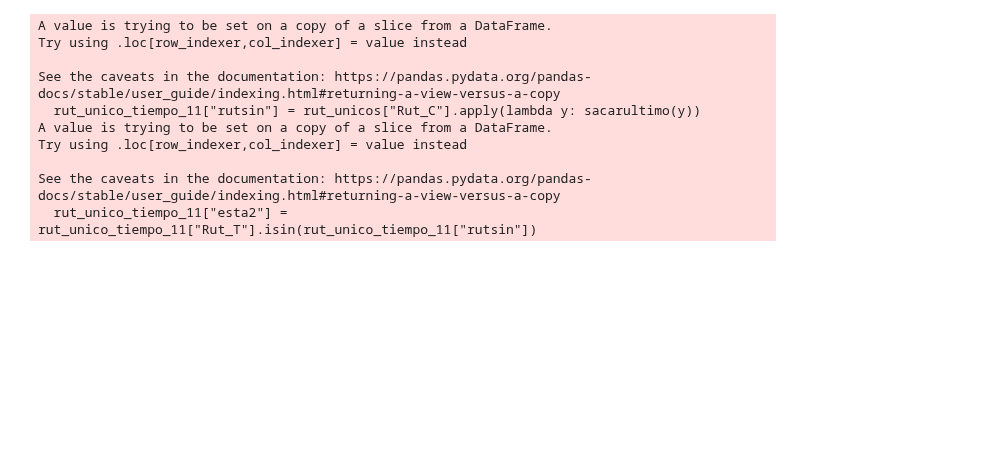
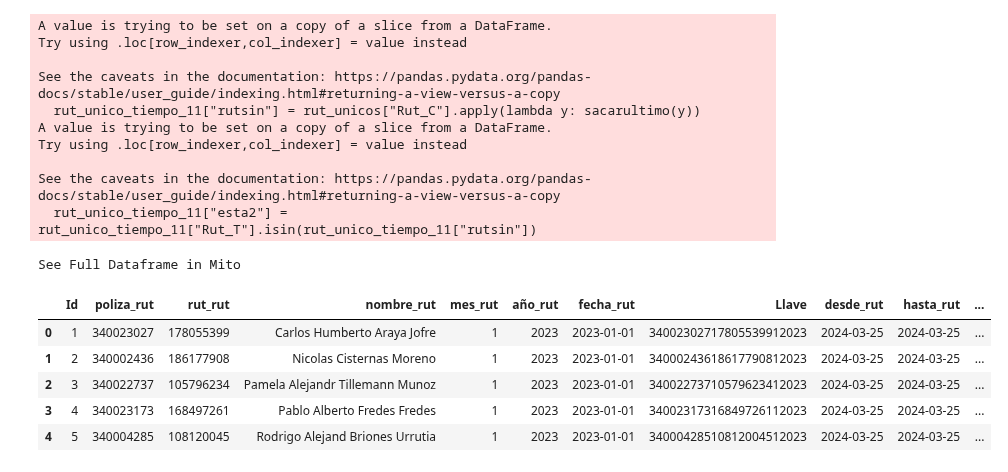
Before and after one commit to juanca-martinez/basefinal, a Jupyter notebook: modeloNuevo/MetLife_Analisis.ipynb, the cells around one changed output. Cells and saved outputs as stored; diff of their text form; code cells hidden in the pictures; blank space fills up the shorter version.

```diff
--- a/modeloNuevo/MetLife_Analisis.ipynb
+++ b/modeloNuevo/MetLife_Analisis.ipynb
@@ -982,0 +981,10 @@ rut_unicos.to_excel("F:/2024/MetLife/metlife_analisis_abril2024_salida_Finff.xls
+# %%
+rut_unico_tiempo_.head()
+# %% [output]
+See Full Dataframe in Mito
+|  | Id | poliza_rut | rut_rut | nombre_rut | mes_rut | año_rut | fecha_rut | Llave | desde_rut | hasta_rut | ... |
+| 0 | 1 | 340023027 | 178055399 | Carlos Humberto Araya Jofre | 1 | 2023 | 2023-01-01 | 34002302717805539912023 | 2024-03-25 | 2024-03-25 | ... |
+| 1 | 2 | 340002436 | 186177908 | Nicolas Cisternas Moreno | 1 | 2023 | 2023-01-01 | 34000243618617790812023 | 2024-03-25 | 2024-03-25 | ... |
+| 2 | 3 | 340022737 | 105796234 | Pamela Alejandr Tillemann Munoz | 1 | 2023 | 2023-01-01 | 34002273710579623412023 | 2024-03-25 | 2024-03-25 | ... |
+| 3 | 4 | 340023173 | 168497261 | Pablo Alberto Fredes Fredes | 1 | 2023 | 2023-01-01 | 34002317316849726112023 | 2024-03-25 | 2024-03-25 | ... |
+| 4 | 5 | 340004285 | 108120045 | Rodrigo Alejand Briones Urrutia | 1 | 2023 | 2023-01-01 | 34000428510812004512023 | 2024-03-25 | 2024-03-25 | ... |
```
Also changed, not shown: parts of 6 cells of this notebook, 2 other files.
